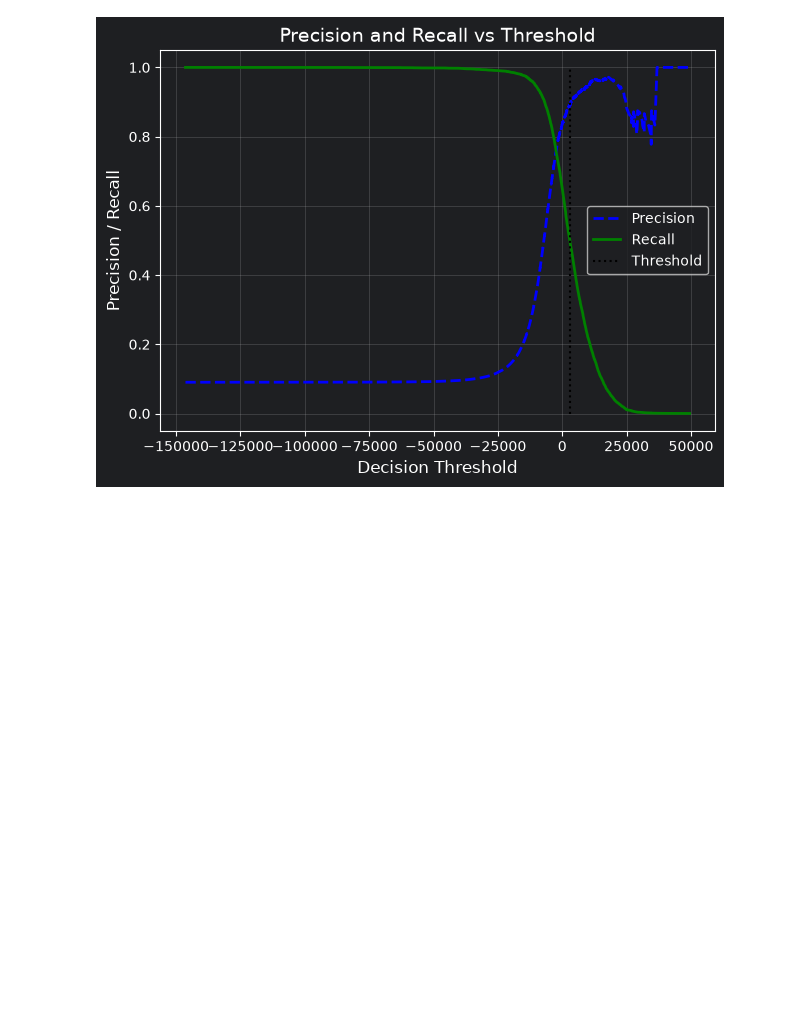
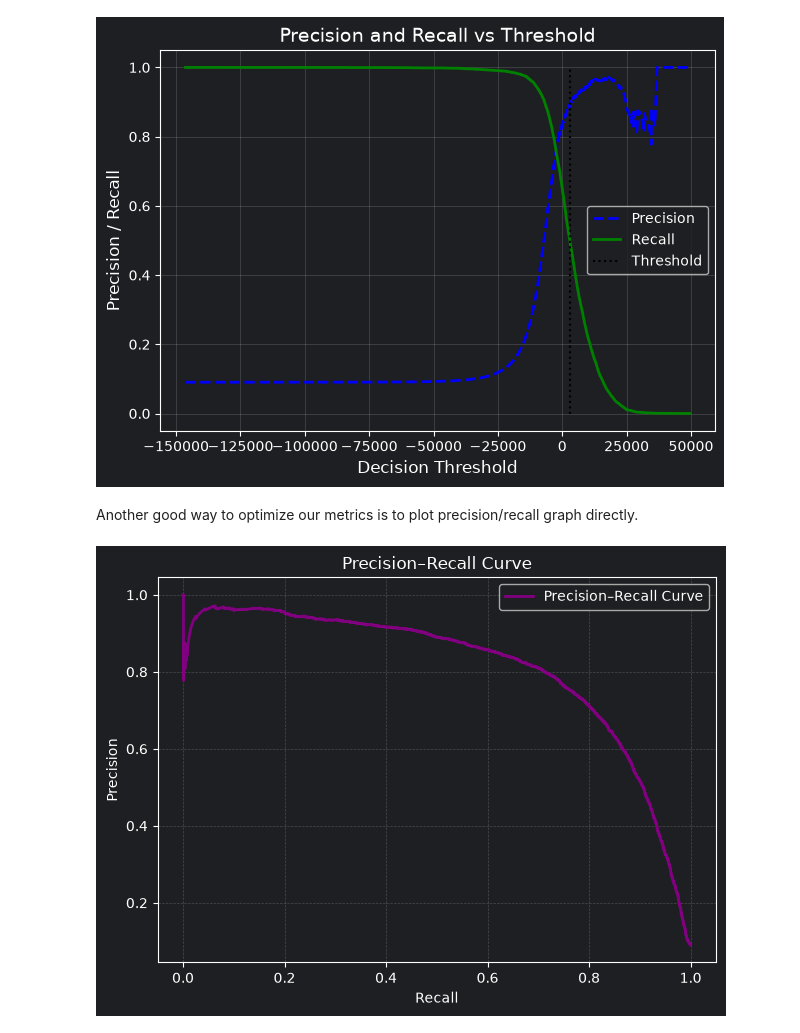
Before and after one commit to Yeabsra-Seyoum/Machine-Learning, a Jupyter notebook: 02-Mnist-classification/mnist_classification.ipynb, the cells around one changed output. Cells and saved outputs as stored; diff of their text form; code cells hidden in the pictures; blank space fills up the shorter version.

```diff
--- a/02-Mnist-classification/mnist_classification.ipynb
+++ b/02-Mnist-classification/mnist_classification.ipynb
@@ -261,3 +290,16 @@ plt.tight_layout()
 plt.show()
 # %% [output]
 [figure]
+# %% [markdown]
+Another good way to optimize our metrics is to plot precision/recall graph directly.
+# %%
+plt.plot(recalls, precisions, lw=2, color='purple', label='Precision–Recall Curve')
+plt.xlabel('Recall')
+plt.ylabel('Precision')
+plt.title('Precision–Recall Curve')
+plt.grid(alpha=0.3, linestyle='--')
+plt.legend()
+plt.tight_layout()
+plt.show()
+# %% [output]
+[figure, added]
```
Also changed, not shown: parts of 12 cells of this notebook.
